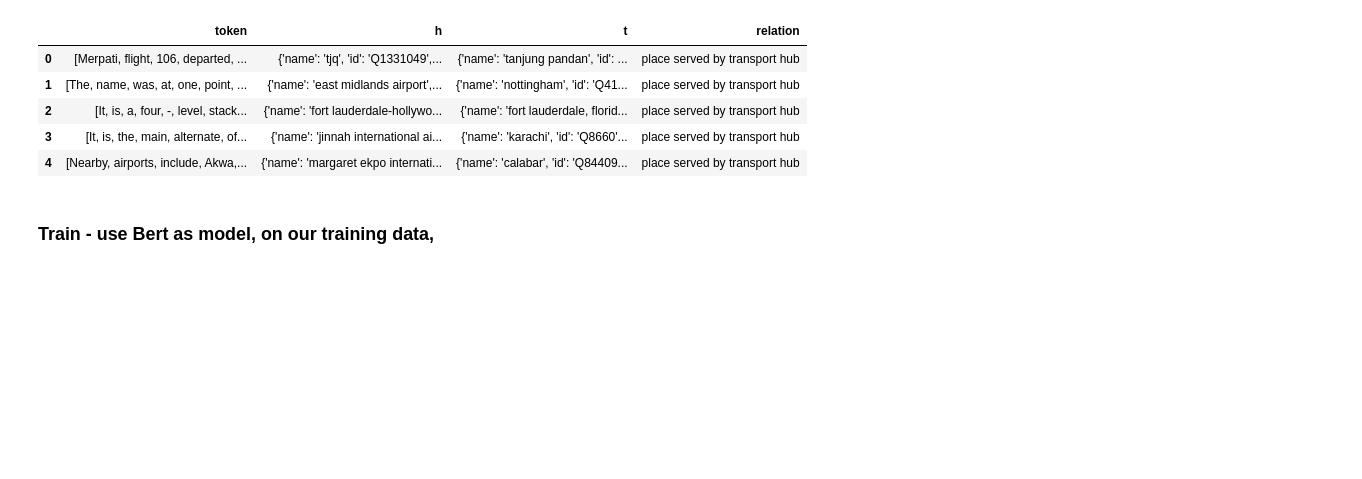
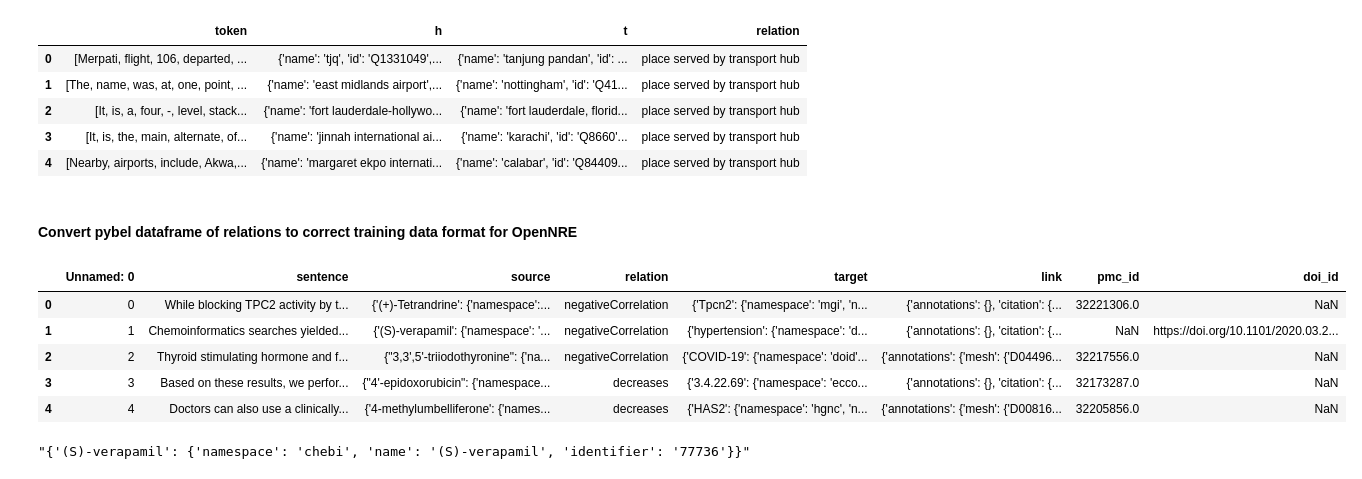
Before and after one commit to CoronaWhy/task-vt, a Jupyter notebook: immunology_kg/notebooks/1.3_weak-supervised_re.ipynb, the cells around one changed output. Cells and saved outputs as stored; diff of their text form; code cells hidden in the pictures; blank space fills up the shorter version.

Commit message:
processed covid19-annovated.csv to training data

```diff
--- a/immunology_kg/notebooks/1.3_weak-supervised_re.ipynb
+++ b/immunology_kg/notebooks/1.3_weak-supervised_re.ipynb
@@ -250,2 +231,3 @@ for key,value in edges.items():
 # %%
-#pybel_pd=pd.read_csv('covid19kg_dataset.csv')
+# set the correct path location
+pybel_pd=pd.read_csv('/home/<USRENAME>/covid19_frauenhofer_annotations.csv')
@@ -396,5 +340,21 @@ wiki_data.head()
 | 2 | [It, is, a, four, -, level, stack... | {'name': 'fort lauderdale-hollywo... | {'name': 'fort lauderdale, florid... | place served by transport hub |
 | 3 | [It, is, the, main, alternate, of... | {'name': 'jinnah international ai... | {'name': 'karachi', 'id': 'Q8660'... | place served by transport hub |
 | 4 | [Nearby, airports, include, Akwa,... | {'name': 'margaret ekpo internati... | {'name': 'calabar', 'id': 'Q84409... | place served by transport hub |
-# %% [markdown]
-### Train - use Bert as model, on our training data,
+# %% [markdown]
+#### Convert pybel dataframe of relations to correct training data format for OpenNRE
+# %%
+pybel_pd.shape # 5236 training points
+pybel_pd.head() # sentence, source, target, relation
+# %% [output]
+|  | Unnamed: 0 | sentence | source | relation | target | link | pmc_id | doi_id |
+| 0 | 0 | While blocking TPC2 activity by t... | {'(+)-Tetrandrine': {'namespace':... | negativeCorrelation | {'Tpcn2': {'namespace': 'mgi', 'n... | {'annotations': {}, 'citation': {... | 32221306.0 | NaN |
+| 1 | 1 | Chemoinformatics searches yielded... | {'(S)-verapamil': {'namespace': '... | negativeCorrelation | {'hypertension': {'namespace': 'd... | {'annotations': {}, 'citation': {... | NaN | https://doi.org/10.1101/2020.03.2... |
+| 2 | 2 | Thyroid stimulating hormone and f... | {"3,3',5'-triiodothyronine": {'na... | negativeCorrelation | {'COVID-19': {'namespace': 'doid'... | {'annotations': {'mesh': {'D04496... | 32217556.0 | NaN |
+| 3 | 3 | Based on these results, we perfor... | {"4'-epidoxorubicin": {'namespace... | decreases | {'3.4.22.69': {'namespace': 'ecco... | {'annotations': {}, 'citation': {... | 32173287.0 | NaN |
+| 4 | 4 | Doctors can also use a clinically... | {'4-methylumbelliferone': {'names... | decreases | {'HAS2': {'namespace': 'hgnc', 'n... | {'annotations': {'mesh': {'D00816... | 32205856.0 | NaN |
+# %%
+# sentence and source
+pybel_pd['sentence'][1]
+pybel_pd['source'][1]
+# %% [output]
+"{'(S)-verapamil': {'namespace': 'chebi', 'name': '(S)-verapamil', 'identifier': '77736'}}"
```
Also changed, not shown: parts of 37 cells of this notebook.
